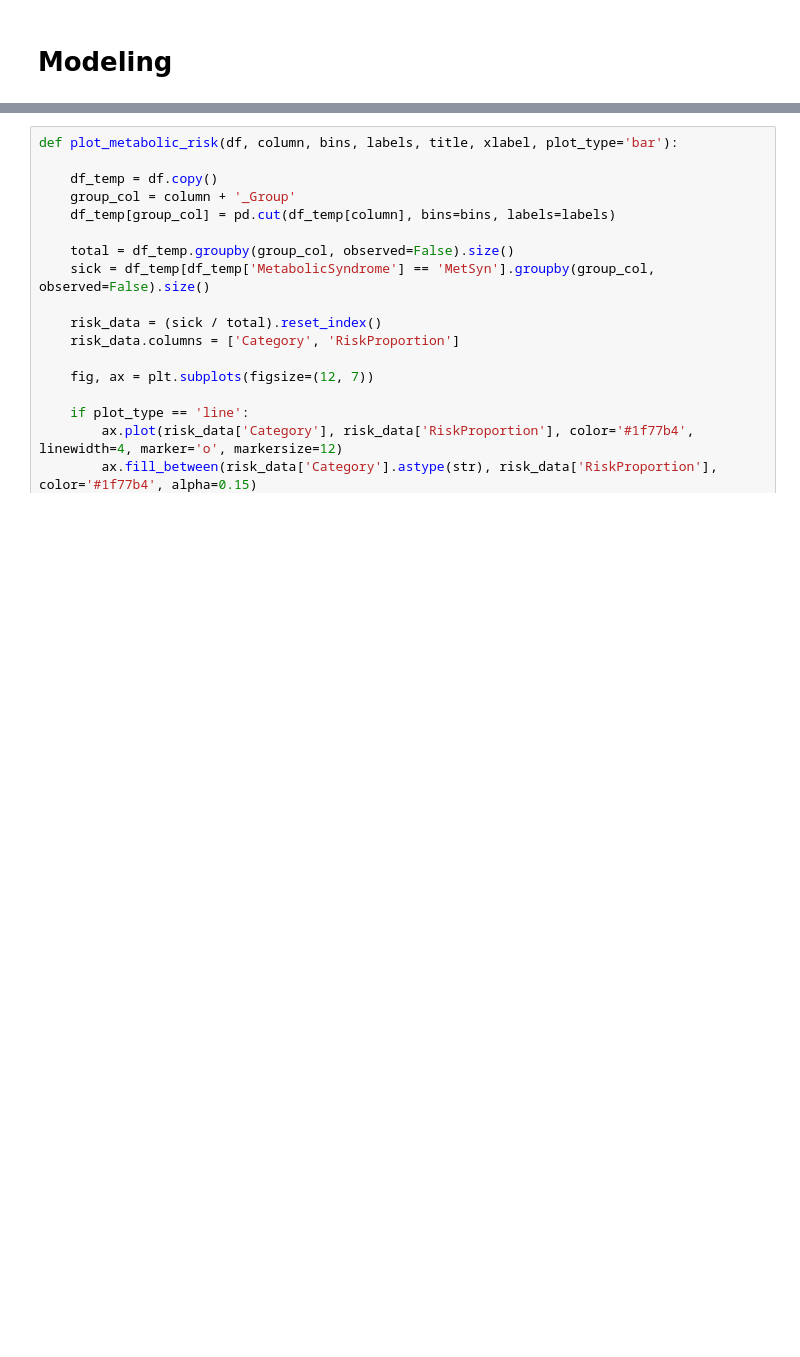
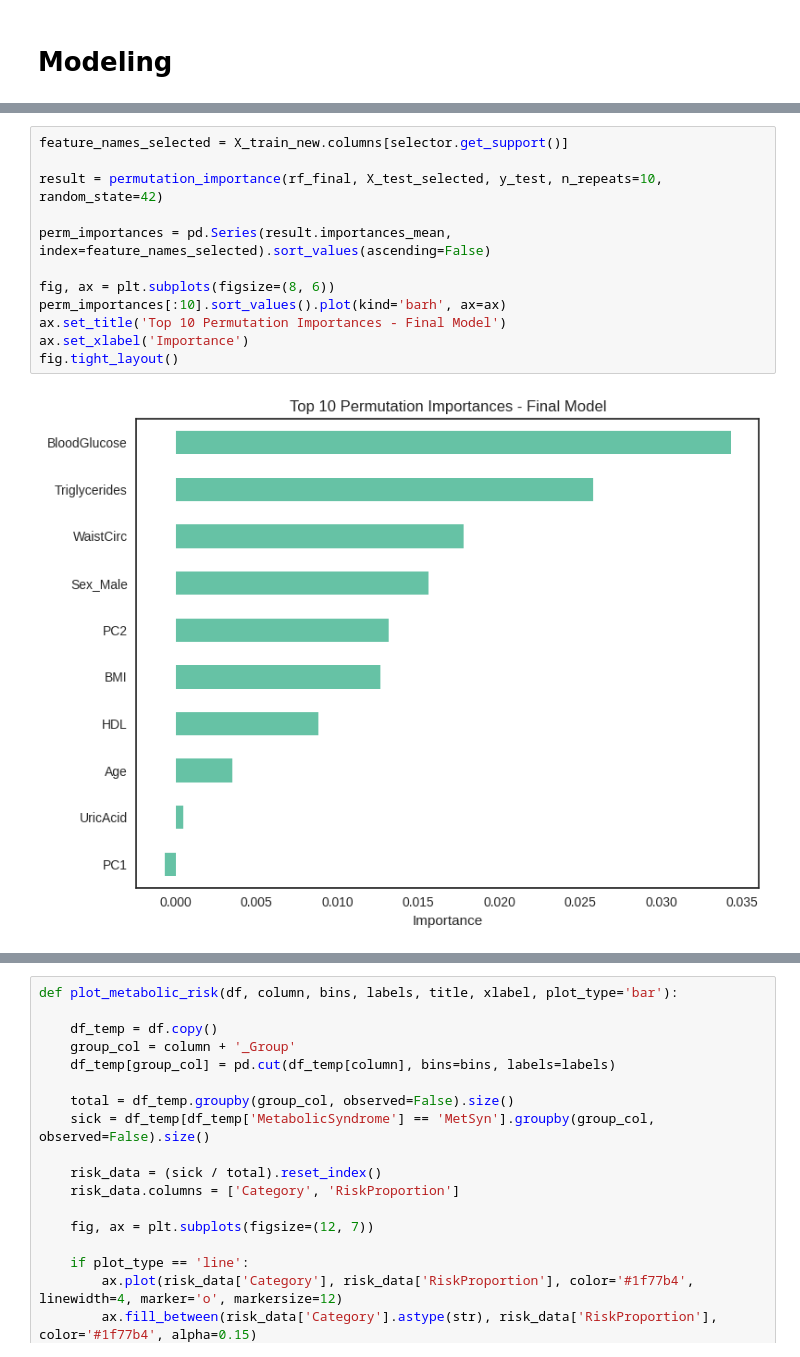
Before and after one commit to Yousef-Zeer/metabolic_syndrome_predction, a Jupyter notebook: metabolic_syndrome.ipynb, the cells around one changed output, grey strips where cells are left out. Saved outputs shown, nothing was run; the diff lists cells and outputs as text; blank space fills up the shorter version.

```diff
--- a/metabolic_syndrome.ipynb
+++ b/metabolic_syndrome.ipynb
@@ -773,0 +883,14 @@ fig.tight_layout()
+# %%
+feature_names_selected = X_train_new.columns[selector.get_support()]
+
+result = permutation_importance(rf_final, X_test_selected, y_test, n_repeats=10, random_state=42)
+
+perm_importances = pd.Series(result.importances_mean, index=feature_names_selected).sort_values(ascending=False)
+
+fig, ax = plt.subplots(figsize=(8, 6))
+perm_importances[:10].sort_values().plot(kind='barh', ax=ax)
+ax.set_title('Top 10 Permutation Importances - Final Model')
+ax.set_xlabel('Importance')
+fig.tight_layout()
+# %% [output]
+[figure, added]
```
Also changed, not shown: parts of 17 cells of this notebook.
